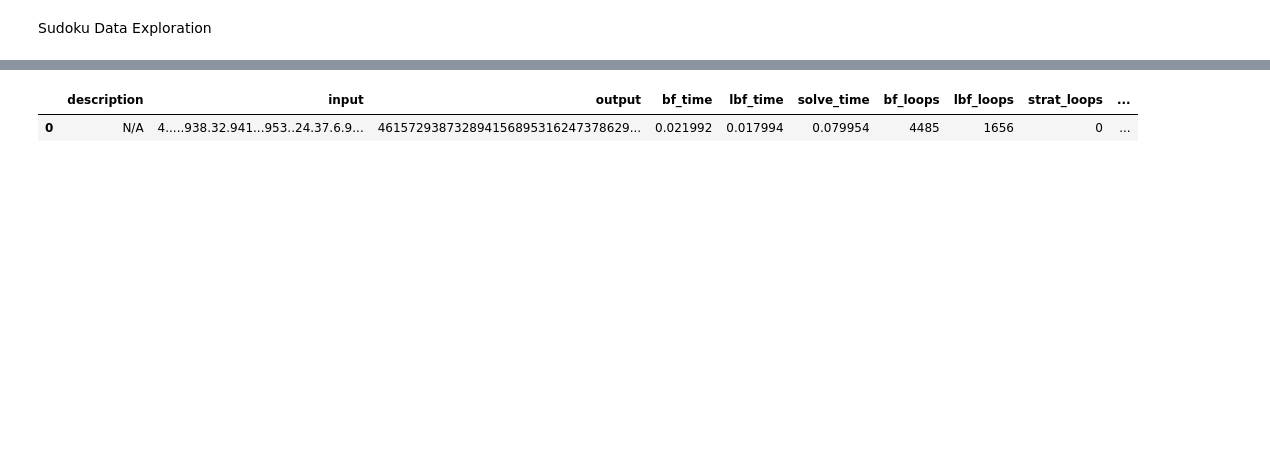
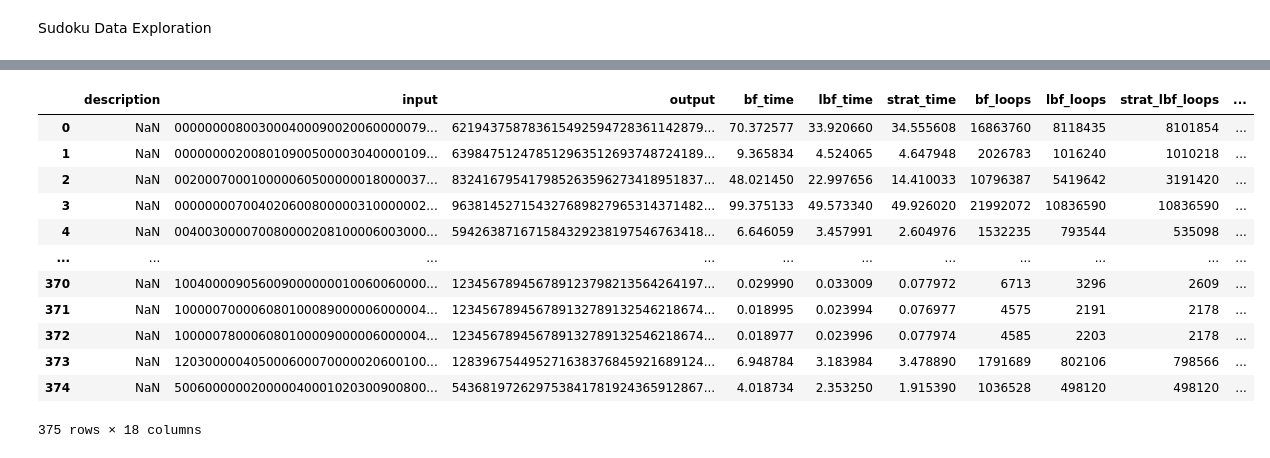
Before and after one commit to evan-freeman/games, a Jupyter notebook: sudoku/Sudoku Data Exploration.ipynb, the cells around one changed output, grey strips where cells are left out. Drawn from its saved outputs; the diff is of its cells as text; code cells hidden in the pictures; blank space fills up the shorter version.

```diff
--- a/sudoku/Sudoku Data Exploration.ipynb
+++ b/sudoku/Sudoku Data Exploration.ipynb
@@ -57,5 +43,16 @@ puzzle1 = '4.....938.32.941...953..24.37.6.9..4529..16736.47.3.9.957..83....39..
-# %%
-solvers.analyze(puzzle1)
-# %% [output]
-|  | description | input | output | bf_time | lbf_time | solve_time | bf_loops | lbf_loops | strat_loops | ... |
-| 0 | N/A | 4.....938.32.941...953..24.37.6.9... | 461572938732894156895316247378629... | 0.021992 | 0.017994 | 0.079954 | 4485 | 1656 | 0 | ... |
+# %%
+hardest_df
+# %% [output]
+|  | description | input | output | bf_time | lbf_time | strat_time | bf_loops | lbf_loops | strat_lbf_loops | ... |
+| 0 | NaN | 000000008003000400090020060000079... | 621943758783615492594728361142879... | 70.372577 | 33.920660 | 34.555608 | 16863760 | 8118435 | 8101854 | ... |
+| 1 | NaN | 000000002008010900500003040000109... | 639847512478512963512693748724189... | 9.365834 | 4.524065 | 4.647948 | 2026783 | 1016240 | 1010218 | ... |
+| 2 | NaN | 002000700010000060500000018000037... | 832416795417985263596273418951837... | 48.021450 | 22.997656 | 14.410033 | 10796387 | 5419642 | 3191420 | ... |
+| 3 | NaN | 000000007004020600800000310000002... | 963814527154327689827965314371482... | 99.375133 | 49.573340 | 49.926020 | 21992072 | 10836590 | 10836590 | ... |
+| 4 | NaN | 004003000070080000208100006003000... | 594263871671584329238197546763418... | 6.646059 | 3.457991 | 2.604976 | 1532235 | 793544 | 535098 | ... |
+| ... | ... | ... | ... | ... | ... | ... | ... | ... | ... | ... |
+| 370 | NaN | 100400009056009000000010060060000... | 123456789456789123798213564264197... | 0.029990 | 0.033009 | 0.077972 | 6713 | 3296 | 2609 | ... |
+| 371 | NaN | 100000700006080100089000006000004... | 123456789456789132789132546218674... | 0.018995 | 0.023994 | 0.076977 | 4575 | 2191 | 2178 | ... |
+| 372 | NaN | 100000780006080100009000006000004... | 123456789456789132789132546218674... | 0.018977 | 0.023996 | 0.077974 | 4585 | 2203 | 2178 | ... |
+| 373 | NaN | 120300000405000600070000020600100... | 128396754495271638376845921689124... | 6.948784 | 3.183984 | 3.478890 | 1791689 | 802106 | 798566 | ... |
+| 374 | NaN | 500600000020000040001020300900800... | 543681972629753841781924365912867... | 4.018734 | 2.353250 | 1.915390 | 1036528 | 498120 | 498120 | ... |
+375 rows × 18 columns
```
Also changed, not shown: parts of 9 cells of this notebook, 3 other files.
